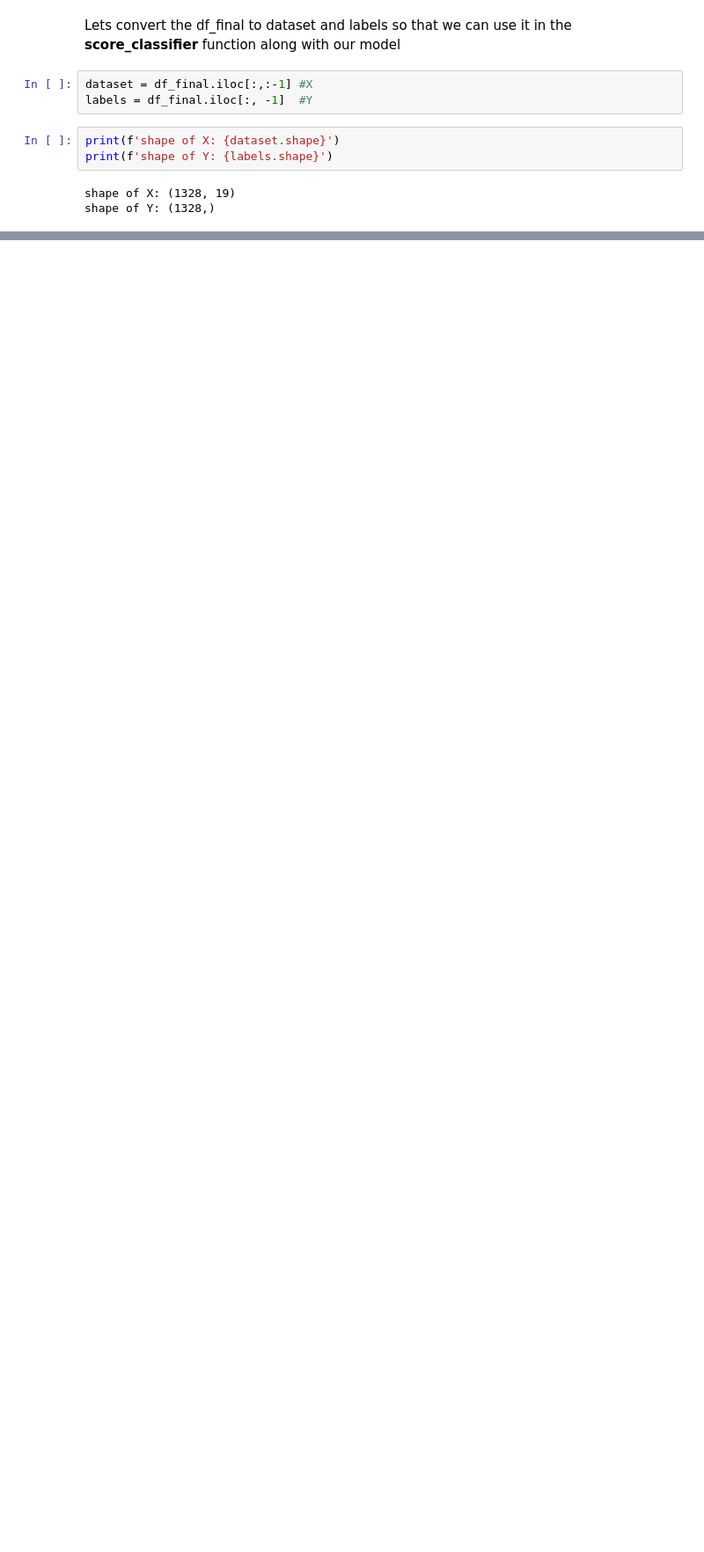
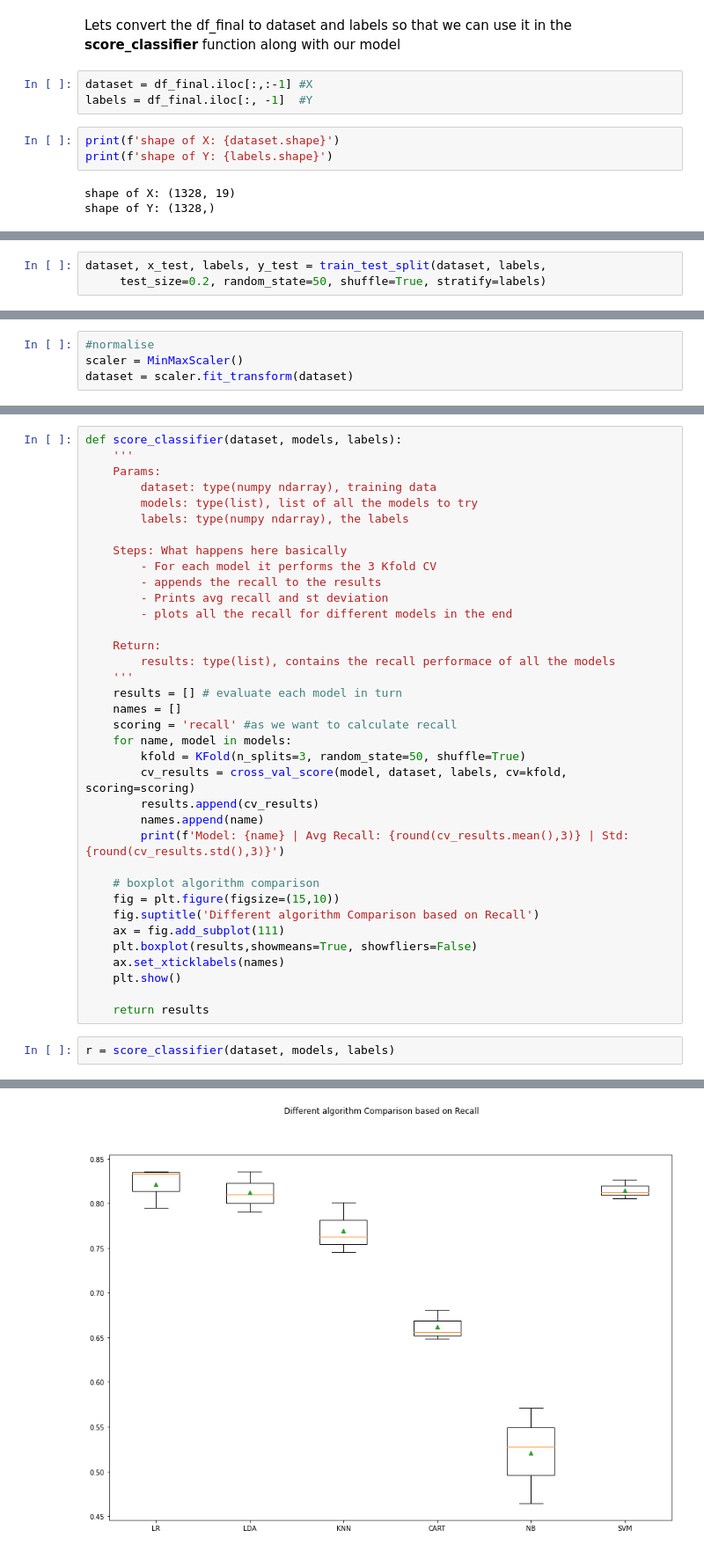
Before and after one commit to architjen/MP_Data_Science, a Jupyter notebook: Untitled.ipynb, the cells around one changed output, grey strips where cells are left out. Shown: that part at 88% size. Cells and saved outputs as stored; diff of their text form; blank space fills up the shorter version.

Commit message:
ntbk, scaler

```diff
--- a/Untitled.ipynb
+++ b/Untitled.ipynb
@@ -210,0 +220,3 @@ shape of Y: (1328,)
+# %%
+dataset, x_test, labels, y_test = train_test_split(dataset, labels,
+     test_size=0.2, random_state=50, shuffle=True, stratify=labels)
@@ -210,0 +233,4 @@ shape of Y: (1328,)
+# %%
+#normalise
+scaler = MinMaxScaler()
+dataset = scaler.fit_transform(dataset)
@@ -244,0 +260,39 @@ def score_classifier(dataset,classifier,labels):
+# %%
+def score_classifier(dataset, models, labels):
+    '''
+    Params:
+        dataset: type(numpy ndarray), training data
+        models: type(list), list of all the models to try
+        labels: type(numpy ndarray), the labels
+
+    Steps: What happens here basically
+        - For each model it performs the 3 Kfold CV
+        - appends the recall to the results
+        - Prints avg recall and st deviation
+        - plots all the recall for different models in the end
+
+    Return:
+        results: type(list), contains the recall performace of all the models
+    '''
+    results = [] # evaluate each model in turn
+    names = []
+    scoring = 'recall' #as we want to calculate recall
+    for name, model in models:
+        kfold = KFold(n_splits=3, random_state=50, shuffle=True)
+        cv_results = cross_val_score(model, dataset, labels, cv=kfold, scoring=scoring)
+        results.append(cv_results)
+        names.append(name)
+        print(f'Model: {name} | Avg Recall: {round(cv_results.mean(),3)} | Std: {round(cv_results.std(),3)}')
+
+    # boxplot algorithm comparison
+    fig = plt.figure(figsize=(15,10))
+    fig.suptitle('Different algorithm Comparison based on Recall')
+    ax = fig.add_subplot(111)
+    plt.boxplot(results,showmeans=True, showfliers=False)
+    ax.set_xticklabels(names)
+    plt.show()
+
+    return results
+# %%
+r = score_classifier(dataset, models, labels)
+# %% [output]
@@ -244,0 +305 @@ def score_classifier(dataset,classifier,labels):
+[figure, added]
```
Also changed, not shown: parts of 22 cells of this notebook, 2 other files.
